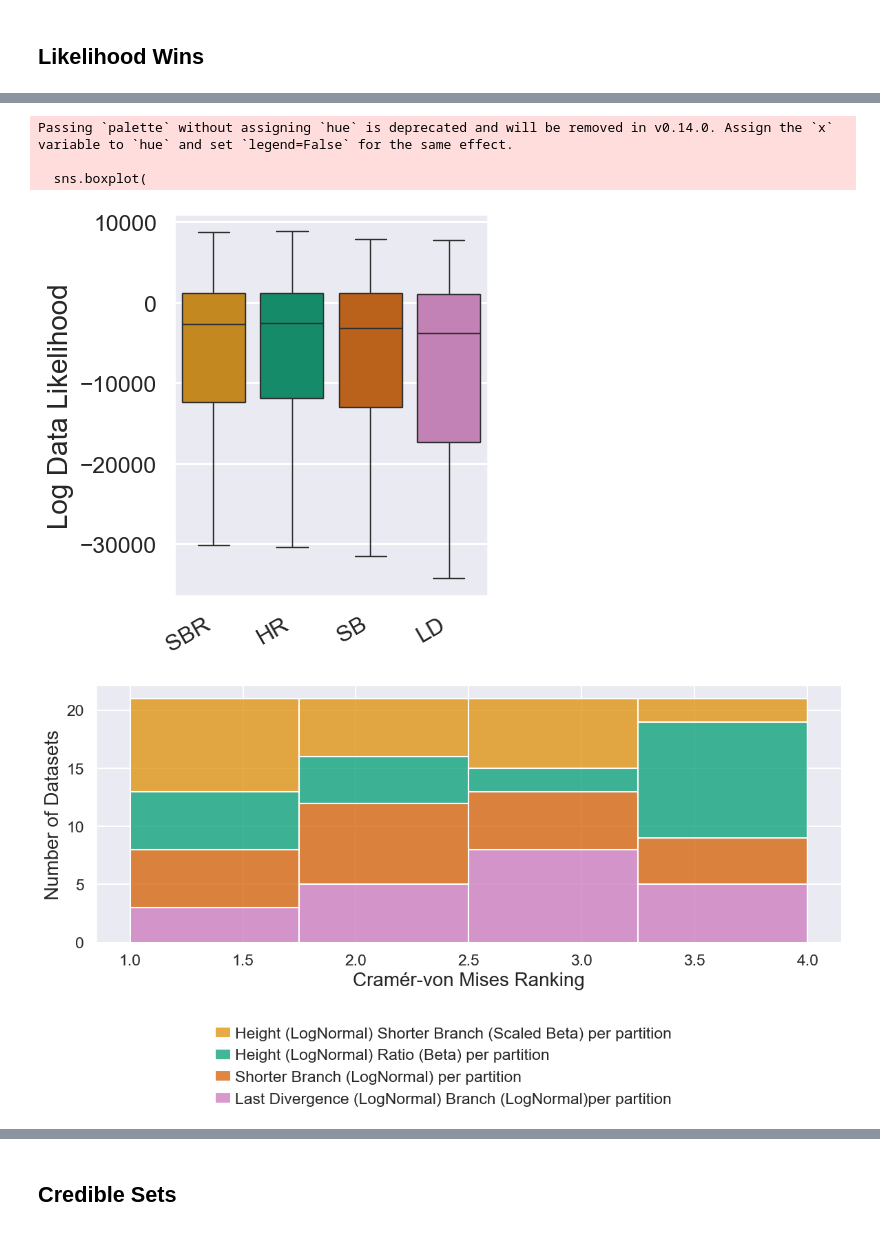
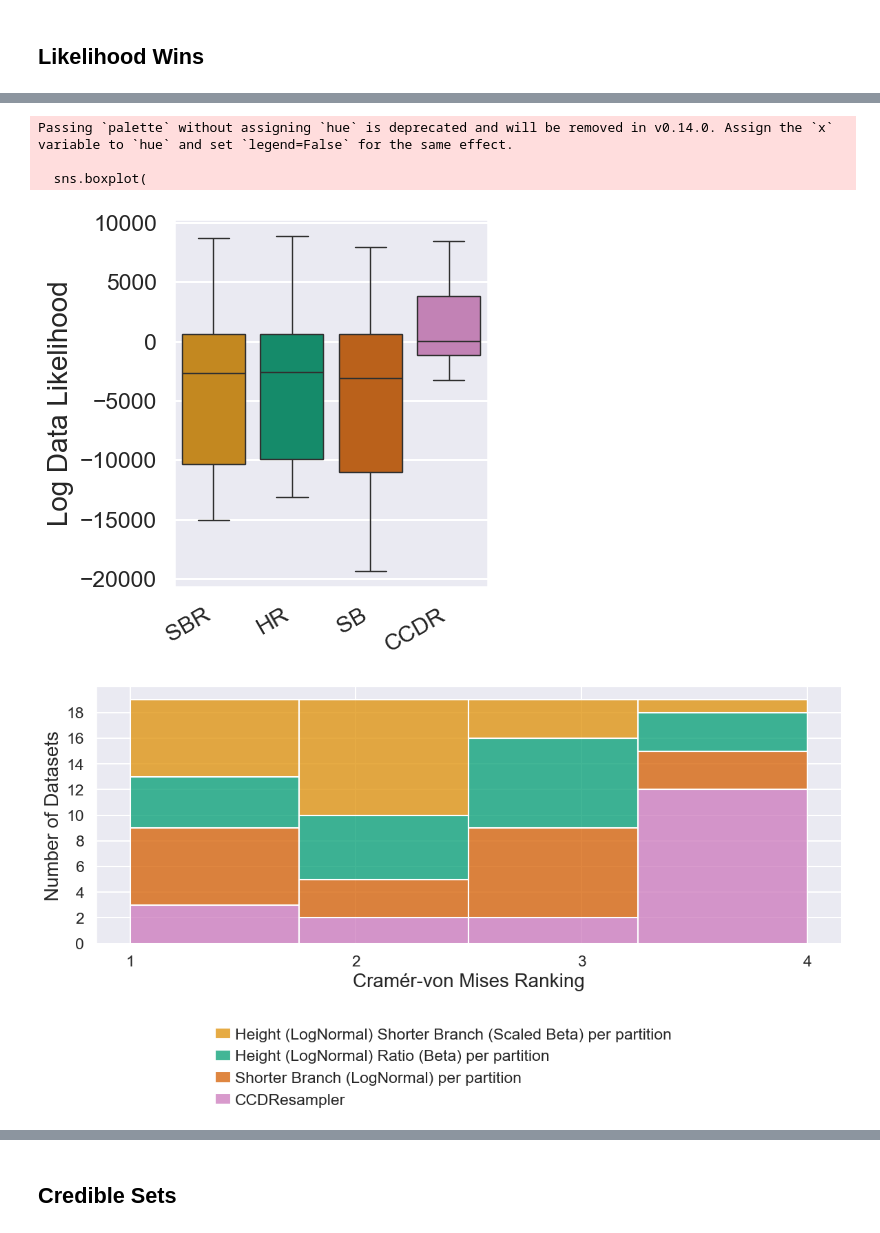
Before and after one commit to tochsner/ccd-validation, a Jupyter notebook: src/julia_analysis/julia_analysis.ipynb, the cells around one changed output, grey strips where cells are left out. Drawn from its saved outputs; the diff is of its cells as text; code cells hidden in the pictures.

```diff
--- a/src/julia_analysis/julia_analysis.ipynb
+++ b/src/julia_analysis/julia_analysis.ipynb
@@ -31,14 +31,16 @@ models = [
     "Height (LogNormal) Shorter Branch (Scaled Beta) per partition",
     "Height (LogNormal) Ratio (Beta) per partition",
     "Shorter Branch (LogNormal) per partition",
-    "Last Divergence (LogNormal) Branch (LogNormal)per partition",
+    # "Last Divergence (LogNormal) Branch (LogNormal)per partition",
+    "CCDResampler"
 ]
 SHORT_MODEL_IDS = {
     "Height (LogNormal) Ratio (Beta) per partition": "HR",
     "Height (LogNormal) Shorter Branch (Scaled Beta) per partition": "SBR",
-    "Last Divergence (LogNormal) Branch (LogNormal)per partition": "LD",
+    # "Last Divergence (LogNormal) Branch (LogNormal)per partition": "LD",
     "Shorter Branch (LogNormal) per partition": "SB",
-    "MRCA": "MRCA"
+    "MRCA": "MRCA",
+    "CCDResampler": "CCDR"
 }
 short_models = [SHORT_MODEL_IDS.get(m) for m in models]
 # %%
@@ -52,8 +54,18 @@ for stats_file in OUTPUT_PATH.glob(f"{PREFIX}*_stats.log"):
 df_stats = pd.concat(stats_dfs)
 df_stats = df_stats[df_stats.distribution.isin(models + ["-"])]
 num_methods = len(df_stats.distribution.unique())
+# %%
+files_with_all = df_stats["file"].value_counts()
+files_with_all = files_with_all[files_with_all == df_stats["file"].value_counts().max()].index
+df_stats = df_stats[df_stats["file"].isin(files_with_all)]
 # %% [markdown]
 ## Likelihood Wins
+# %%
+df_stats["inverse_metric_rank"] = (
+    df_stats
+    .groupby(["file", "metric"])
+    .cumcount() + 1
+)
 # %%
 df_stats = df_stats[df_stats["distribution"] != "-"]
 
@@ -90,6 +102,12 @@ sns.move_legend(
 plt.xlabel("Likelihood Ranking")
 plt.ylabel("Number of Datasets")
 
+for ax_i in ax.axes.flat:
+    x_min, x_max = ax_i.get_xlim()
+    y_min, y_max = ax_i.get_ylim()
+    ax_i.xaxis.set_major_locator(plt.MaxNLocator(integer=True))
+    ax_i.yaxis.set_major_locator(plt.MaxNLocator(integer=True))
+
 plt.tight_layout()
 ax.savefig(PLOTS_PATH / f"{PLOT_PREFIX}-likelihood-ranking.svg")
 # %% [output]
@@ -117,7 +135,7 @@ plt.savefig(PLOTS_PATH / f"{PLOT_PREFIX}-likelihood.svg")
 Passing `palette` without assigning `hue` is deprecated and will be removed in v0.14.0. Assign the `x` variable to `hue` and set `legend=False` for the same effect.
 
   sns.boxplot(
-[figure, old version]
+[figure, new version]
 # %%
 df_cvm = df_stats[df_stats["metric"] == "cramer_von_mises"]
 df_cvm = df_cvm.sort_values("inverse_metric_rank")
@@ -126,24 +144,30 @@ df_cvm["distribution_short"] = df_cvm["distribution"].map(SHORT_MODEL_IDS.get)
 # %%
 ax = sns.displot(
     data=df_cvm, x="inverse_metric_rank", hue="distribution", multiple='stack', bins=num_methods-1,
     hue_order=models,
     palette=sns.color_palette()[1:],
     height=FIG_HEIGHT, aspect=FIG_WIDTH/FIG_HEIGHT
 )
 
 sns.move_legend(
     ax, "lower center", bbox_to_anchor=(0.5, -0.3), ncol=1, title=None, frameon=False,
     borderpad=0, columnspacing=0.5, handletextpad=0.25, handlelength=1.0,
 )
 plt.xlabel("Cramér-von Mises Ranking")
 plt.ylabel("Number of Datasets")
 
+for ax_i in ax.axes.flat:
+    x_min, x_max = ax_i.get_xlim()
+    y_min, y_max = ax_i.get_ylim()
+    ax_i.xaxis.set_major_locator(plt.MaxNLocator(integer=True))
+    ax_i.yaxis.set_major_locator(plt.MaxNLocator(integer=True))
+
 plt.tight_layout()
 ax.savefig(PLOTS_PATH / f"{PLOT_PREFIX}-cvm-ranking.svg")
 
 plt.show()
 # %% [output]
-[figure, old version]
+[figure, new version]
 # %%
 plt.figure(figsize=(FIG_WIDTH, FIG_HEIGHT))
 
```
Also changed, not shown: parts of 3 cells of this notebook, 8 other files.
